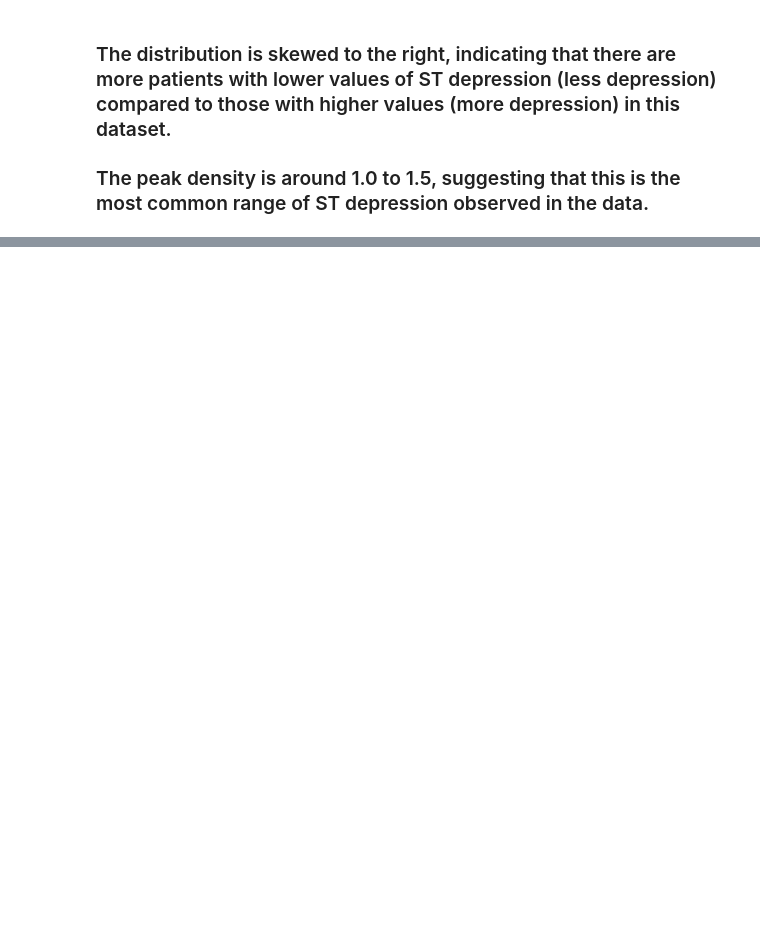
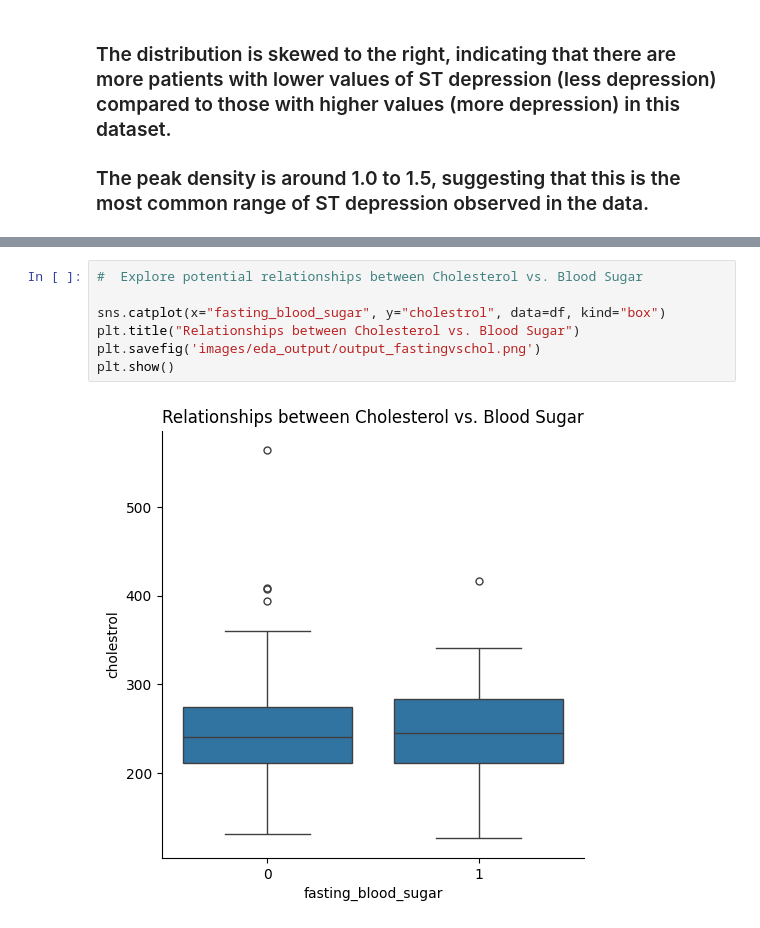
Before and after one commit to AbdurrahmanIdr/Heart_Disease_Prediction, a Jupyter notebook: eda.ipynb, the cells around one changed output, grey strips where cells are left out. Drawn from its saved outputs; the diff is of its cells as text; blank space fills up the shorter version.

```diff
--- a/eda.ipynb
+++ b/eda.ipynb
@@ -187,0 +260,9 @@ cat_feats = df.nunique()
+# %%
+#  Explore potential relationships between Cholesterol vs. Blood Sugar
+
+sns.catplot(x="fasting_blood_sugar", y="cholestrol", data=df, kind="box")
+plt.title("Relationships between Cholesterol vs. Blood Sugar")
+plt.savefig('images/eda_output/output_fastingvschol.png')
+plt.show()
+# %% [output]
+[figure, added]
```
Also changed, not shown: parts of 18 cells of this notebook, 10 other files.
